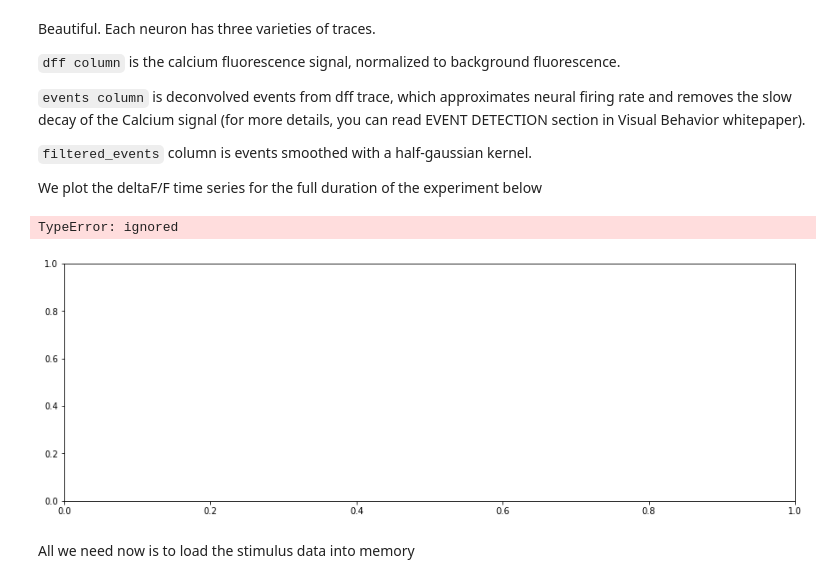
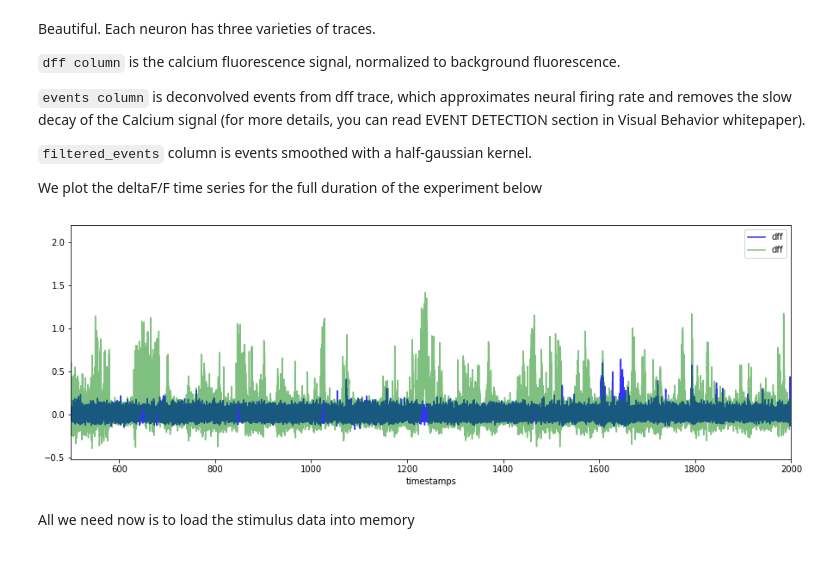
Before and after one commit to CJWhyte/NeuromatchProject, a Jupyter notebook: DataForPlasticityProject.ipynb, the cells around one changed output. Drawn from its saved outputs; the diff is of its cells as text; code cells hidden in the pictures.

```diff
--- a/DataForPlasticityProject.ipynb
+++ b/DataForPlasticityProject.ipynb
@@ -291,0 +239,11 @@ nov_experiment_neural_data_VIP.head()
+# %%
+fam_experiment_neural_data = ophys.build_tidy_cell_df(fam_experiment)
+nov_experiment_neural_data = ophys.build_tidy_cell_df(nov_experiment)
+
+for metadata_key in metadata_keys:
+  # VIP
+  fam_experiment_neural_data[metadata_key] = fam_experiment.metadata[metadata_key]
+  nov_experiment_neural_data[metadata_key] = nov_experiment.metadata[metadata_key]
+
+fam_experiment_neural_data.head()
+nov_experiment_neural_data.head()
@@ -320,0 +273,7 @@ nov_single_cell_timeseries_VIP = nov_experiment_neural_data_VIP.query('cell_spec
+# %%
+# for example plots of full time series
+fam_single_cell_timeseries = fam_experiment_neural_data.query('cell_specimen_id == @cell_id[0]')
+nov_single_cell_timeseries = nov_experiment_neural_data.query('cell_specimen_id == @cell_id[0]')
+
+fam_single_cell_timeseries.head(5)
+# nov_single_cell_timeseries.head(5)
@@ -331,69 +297,26 @@ We plot the deltaF/F time series for the full duration of the experiment below
 # %%
 # VIP
 fig, ax = plt.subplots(figsize=(15,5))
 
-fam_single_cell_timeseries_VIP.plot(
+fam_single_cell_timeseries.plot(
     x = 'timestamps',
     y = ['dff'],
     ax = ax,
     color='blue',
     alpha = 0.8
 )
 
-nov_single_cell_timeseries_VIP.plot(
+nov_single_cell_timeseries.plot(
     x = 'timestamps',
     y = ['dff'],
     ax = ax,
     color='green',
     alpha = 0.5
 )
 
 ax.axes.axes.set_xlim(500,2000);
-
-# # SST
-# fig2, ax = plt.subplots(figsize=(15,5))
-
-# fam_single_cell_timeseries_SST.plot(
-#     x = 'timestamps',
-#     y = ['dff'],
-#     ax = ax,
-#     color='blue',
-#     alpha = 0.8
-# )
-
-# nov_single_cell_timeseries_SST.plot(
-#     x = 'timestamps',
-#     y = ['dff'],
-#     ax = ax,
-#     color='green',
-#     alpha = 0.5
-# )
-
-# ax.axes.axes.set_xlim(500,2000);
-
-# # Exp
-# fig3, ax = plt.subplots(figsize=(15,5))
-
-# fam_single_cell_timeseries_Exp.plot(
-#     x = 'timestamps',
-#     y = ['dff'],
-#     ax = ax,
-#     color='blue',
-#     alpha = 0.8
-# )
-
-# nov_single_cell_timeseries_Exp.plot(
-#     x = 'timestamps',
-#     y = ['dff'],
-#     ax = ax,
-#     color='green',
-#     alpha = 0.5
-# )
-
-# ax.axes.axes.set_xlim(500,2000);
 # %% [output]
-TypeError: ignored
-[figure, old version]
+[figure, new version]
 # %% [markdown]
 All we need now is to load the stimulus data into memory
 # %%
```
Also changed, not shown: parts of 19 cells of this notebook.
